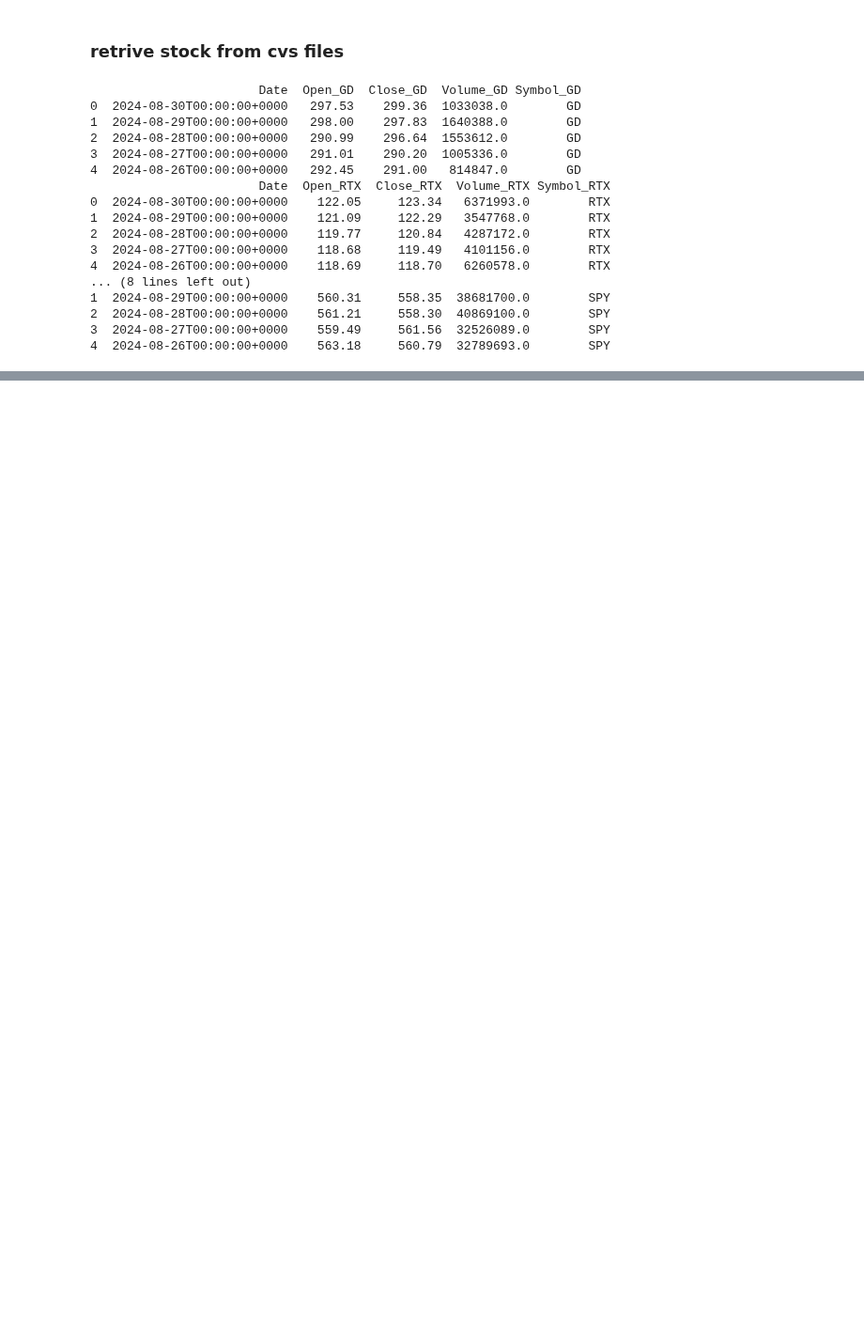
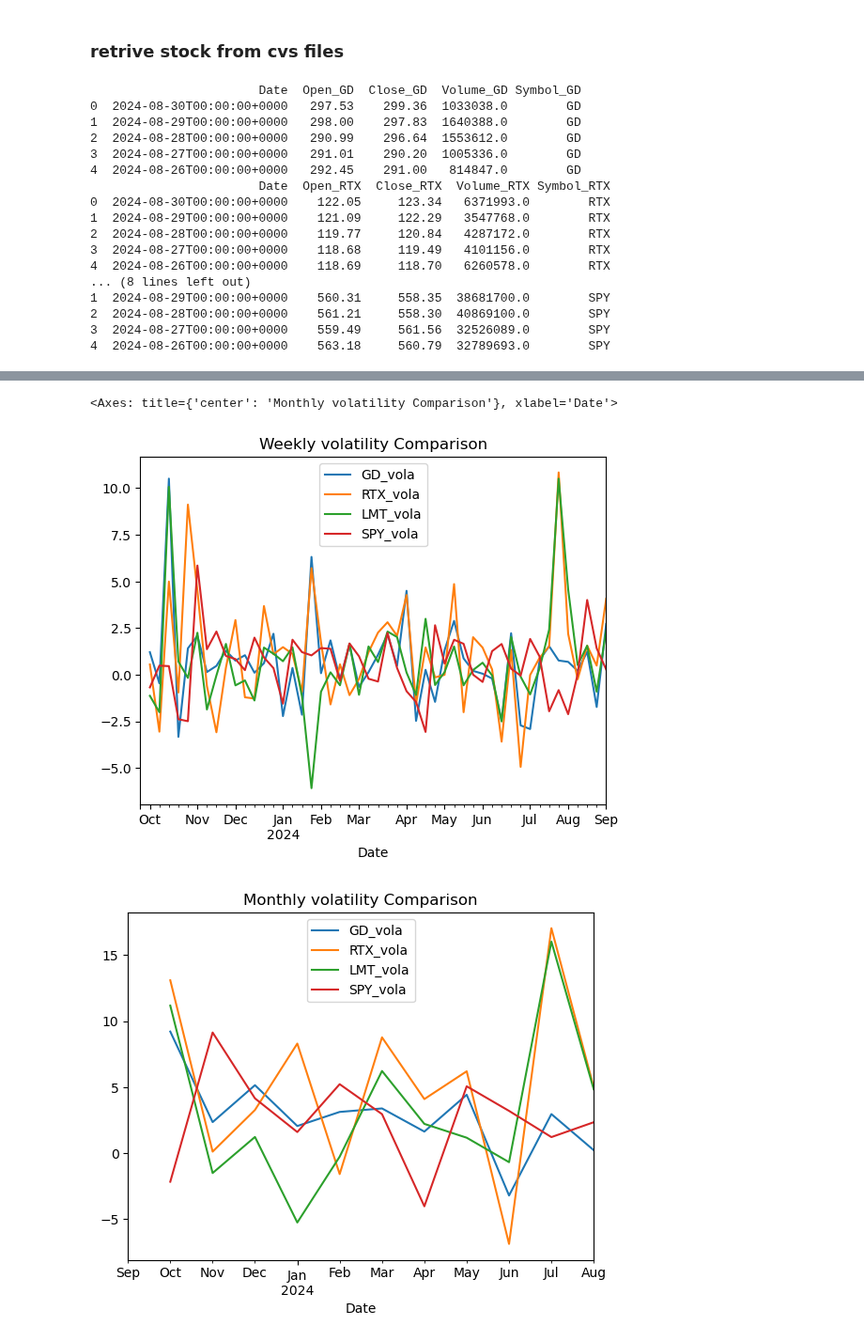
Before and after one commit to sgomero19/Project-1, a Jupyter notebook: summary.ipynb, the cells around one changed output, grey strips where cells are left out. Shown at 94% size. Drawn from its saved outputs; the diff is of its cells as text; code cells hidden in the pictures; blank space fills up the shorter version.

```diff
--- a/summary.ipynb
+++ b/summary.ipynb
@@ -69,0 +159,34 @@ stock_data_df.head()
+# %%
+## check Volatility on weekly, monthly period
+
+# Set the 'Date' column as the index
+stock_data_df.set_index('Date', inplace=True)
+
+
+# Resample to Weekly and Monthly
+weekly_df = stock_data_df.resample('W').last()
+monthly_df = stock_data_df.resample('ME').last()
+
+# Calculate Weekly ROC
+weekly_df['GD_vola'] = ((weekly_df['Close_GD'] / weekly_df['Close_GD'].shift(1)) - 1) * 100
+weekly_df['RTX_vola'] = ((weekly_df['Close_RTX'] / weekly_df['Close_RTX'].shift(1)) - 1) * 100
+weekly_df['LMT_vola'] = ((weekly_df['Close_LMT'] / weekly_df['Close_LMT'].shift(1)) - 1) * 100
+weekly_df['SPY_vola'] = ((weekly_df['Close_SPY'] / weekly_df['Close_SPY'].shift(1)) - 1) * 100
+
+# Calculate Monthly ROC
+monthly_df['GD_vola'] = ((monthly_df['Close_GD'] / monthly_df['Close_GD'].shift(1)) - 1) * 100
+monthly_df['RTX_vola'] = ((monthly_df['Close_RTX'] / monthly_df['Close_RTX'].shift(1)) - 1) * 100
+monthly_df['LMT_vola'] = ((monthly_df['Close_LMT'] / monthly_df['Close_LMT'].shift(1)) - 1) * 100
+monthly_df['SPY_vola'] = ((monthly_df['Close_SPY'] / monthly_df['Close_SPY'].shift(1)) - 1) * 100
+
+# Combine the results for comparison
+comparison_weekly = weekly_df[['GD_vola', 'RTX_vola', 'LMT_vola', 'SPY_vola']]
+comparison_monthly = monthly_df[['GD_vola', 'RTX_vola', 'LMT_vola', 'SPY_vola']]
+
+# Visualize the results
+comparison_weekly.plot(title='Weekly volatility Comparison')
+comparison_monthly.plot(title='Monthly volatility Comparison')
+# %% [output]
+<Axes: title={'center': 'Monthly volatility Comparison'}, xlabel='Date'>
+[figure, added]
+[figure, added]
```
Also changed, not shown: parts of 8 cells of this notebook.
